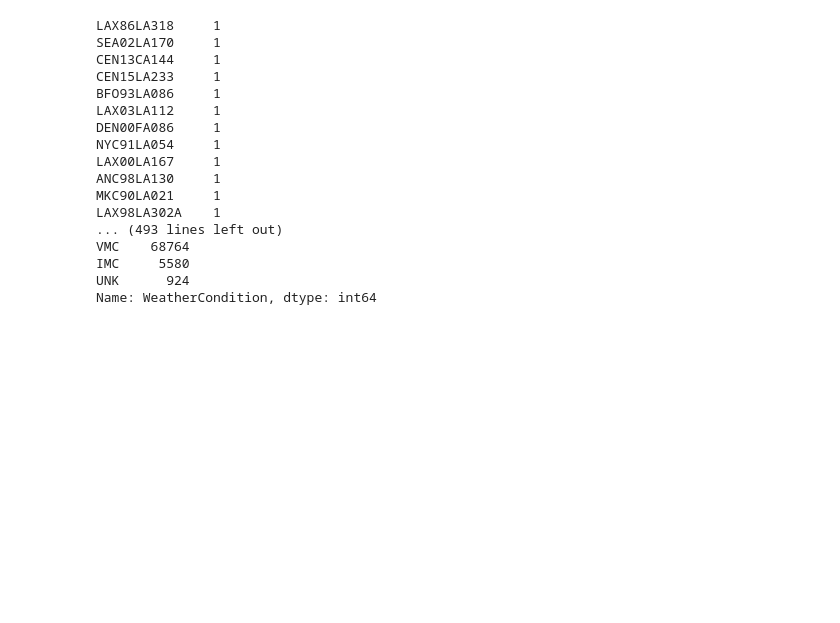
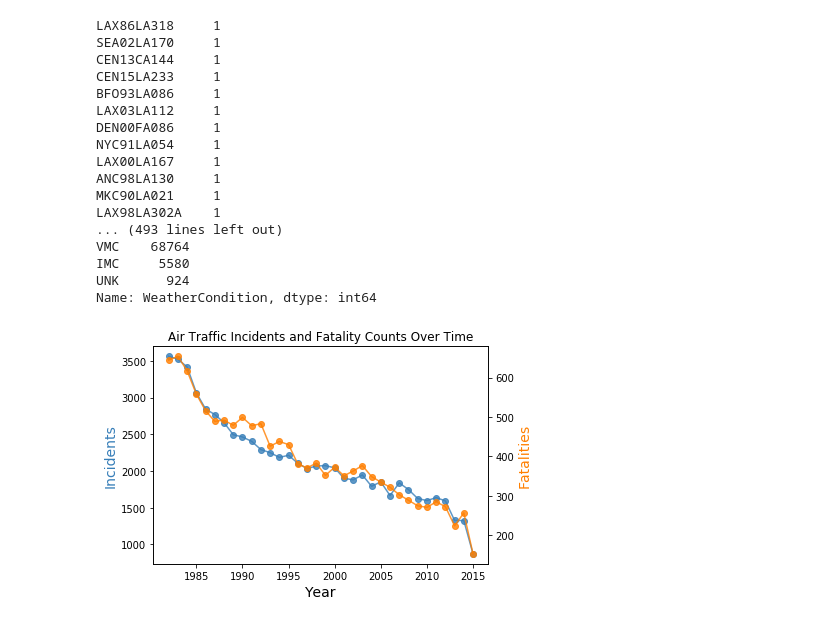
Before and after one commit to kirstyward/data-scientist-exercise02, a Jupyter notebook: NTSB.ipynb, the cells around one changed output. Cells and saved outputs as stored; diff of their text form; code cells hidden in the pictures; blank space fills up the shorter version.

Commit message:
add incidents and fatalties over time plot

```diff
--- a/NTSB.ipynb
+++ b/NTSB.ipynb
@@ -41,10 +41,15 @@ tree.getroot().attrib
 # %%
 def clean_xml_data(df):
 
+    #Create date field
+    df['EventDate'] = pd.to_datetime(df['EventDate'])
+
     #Subset to US fatalities, since that is the primary interest of the NTSB data
-    df_subset = df[df['Country'] == 'United States']
+    #Subset data to after 1981, since there are only 4 records prior
+    mask = (df['Country'] == 'United States') & (df['EventDate'] > '1981-12-01')
+    df_subset = df.loc[mask]
 
-    #Replace blank string values with NaN
+    #Replace blank values with NaN
     df_copy = df_subset.replace('', np.nan)
 
     #Clean AirCarrier Names
@@ -57,6 +62,7 @@ def clean_xml_data(df):
 
     #Strip Number from Injury Serverity Field
     df_copy['fatalities'] = df_subset['InjurySeverity'].str.extract(r'(\d+)')
+    df_copy['InjurySeverity'] = df_subset['InjurySeverity'].str.replace('(?<=Fatal).*','')
 
     #Extract variables from date field
     df_copy['year'] = pd.DatetimeIndex(df_subset['EventDate']).year
@@ -140,0 +164,24 @@ Name: WeatherCondition, dtype: int64
+# %%
+#Plot number of incidents and fatalities over time
+
+#Count incidents and fatalities by year
+yearly_incidents = df_clean.groupby('year').agg({'count'}).EventId.reset_index()
+yearly_fatalities = df_clean.groupby('year').agg({'count'}).fatalities.reset_index()
+
+# create figure and axis objects with subplots()
+fig,ax = plt.subplots()
+# Plot Yearly Incidents
+ax.plot(yearly_incidents['year'], yearly_incidents['count'], color='#377eb8', marker="o", alpha = .8)
+
+# Set axis labels
+ax.set_xlabel("Year",fontsize=14)
+ax.set_ylabel("Incidents",color='#377eb8',fontsize=14)
+
+# Plot Yearly Fatalities on second axis
+ax2=ax.twinx()
+ax2.plot(yearly_fatalities['year'], yearly_fatalities['count'],color='#ff7f00',marker="o", alpha = .8)
+ax2.set_ylabel("Fatalities",color='#ff7f00',fontsize=14)
+plt.title('Air Traffic Incidents and Fatality Counts Over Time')
+plt.show()
+# %% [output]
+[figure, added]
```
Also changed, not shown: parts of 8 cells of this notebook.
